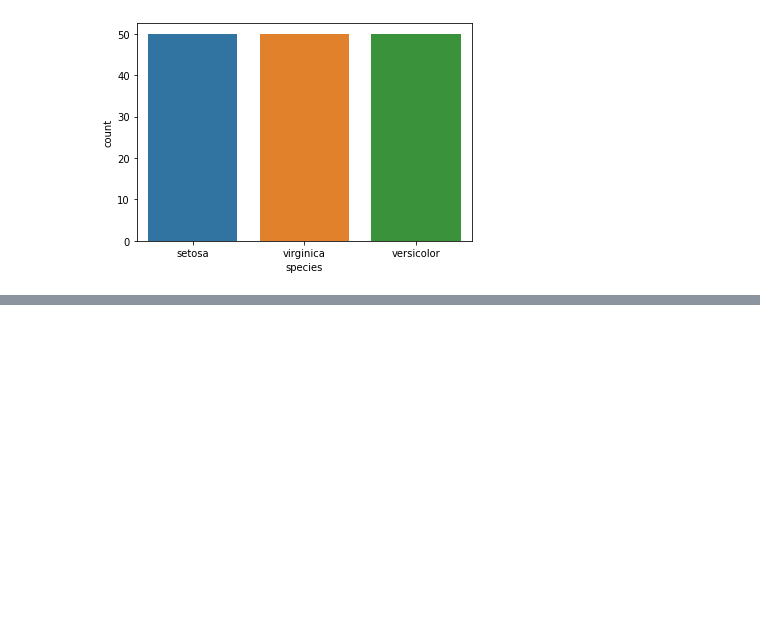
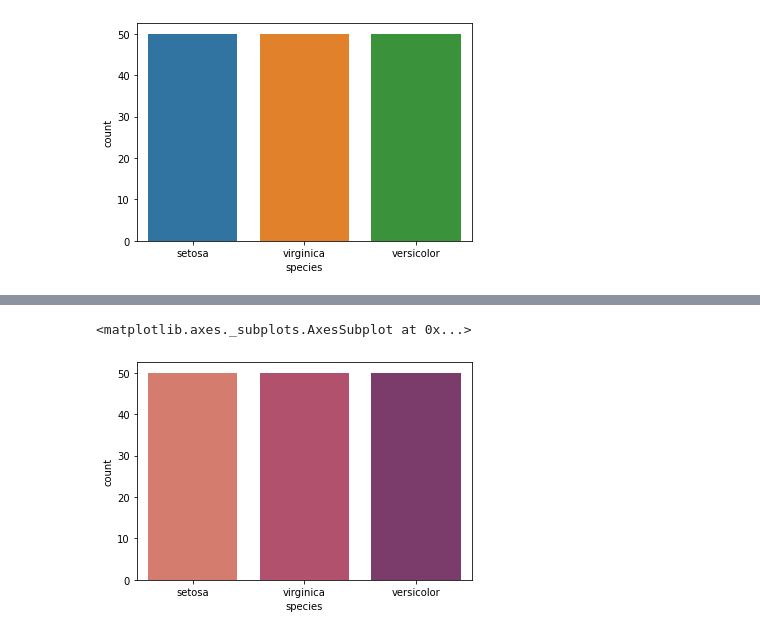
Before and after one commit to omonuj/Python-for-data-science, a Jupyter notebook: Seaborn-TL.ipynb, the cells around one changed output, grey strips where cells are left out. Saved outputs shown, nothing was run; the diff lists cells and outputs as text; code cells hidden in the pictures; blank space fills up the shorter version.

```diff
--- a/Seaborn-TL.ipynb
+++ b/Seaborn-TL.ipynb
@@ -75,0 +89,5 @@ sns.countplot(data=df, x='species', order=df.species.value_counts().index)
+# %%
+sns.countplot(data=df, x='species', order=df.species.value_counts().index, palette='flare')
+# %% [output]
+<matplotlib.axes._subplots.AxesSubplot at 0x...>
+[figure, added]
```
Also changed, not shown: parts of 4 cells of this notebook.
